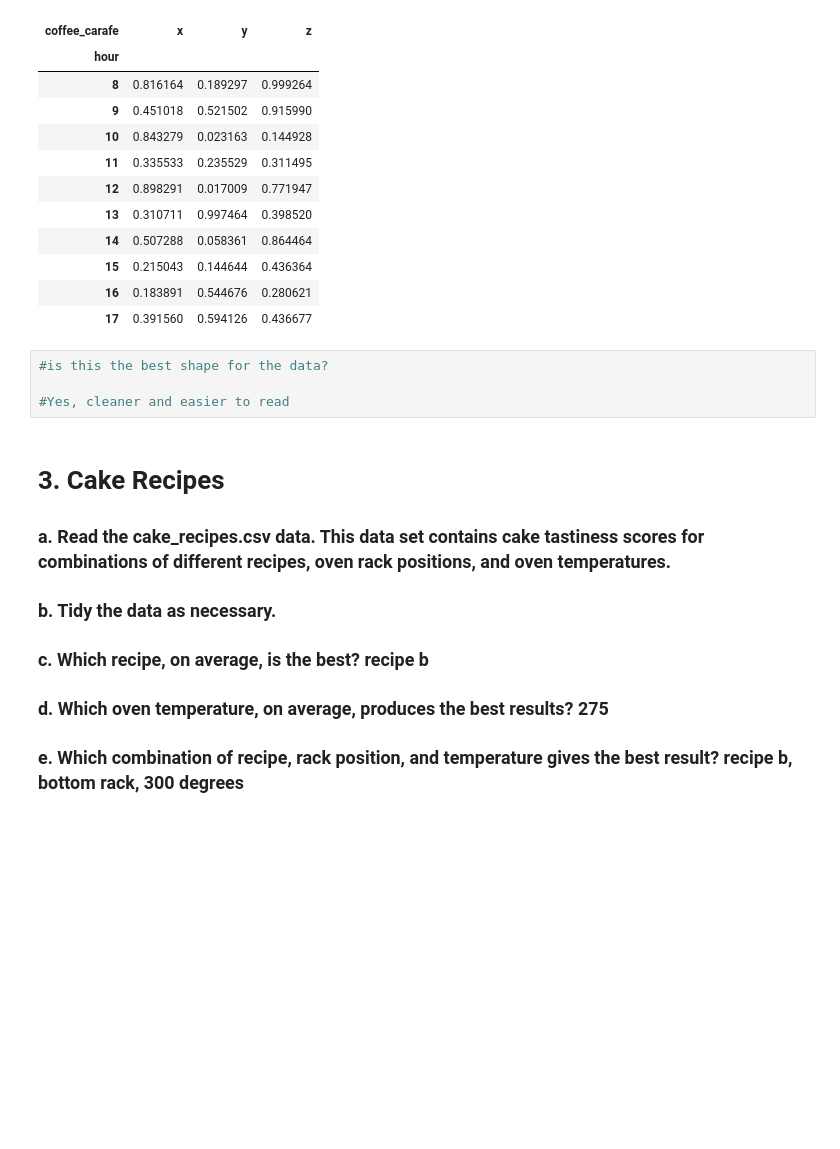
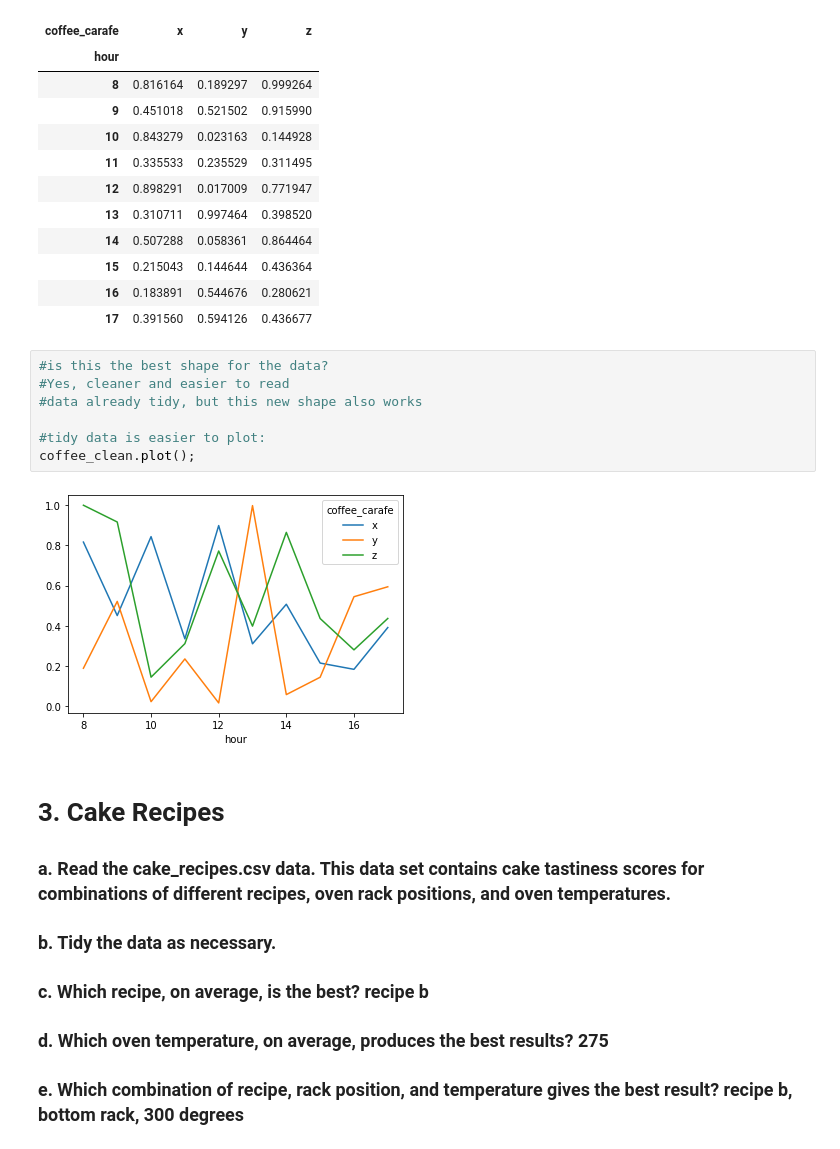
Before and after one commit to aliciag92/classification-exercises, a Jupyter notebook: tidy_data.ipynb, the cells around one changed output. Cells and saved outputs as stored; diff of their text form; blank space fills up the shorter version.

```diff
--- a/tidy_data.ipynb
+++ b/tidy_data.ipynb
@@ -142,8 +159,13 @@ coffee_clean
 | 17 | 0.391560 | 0.594126 | 0.436677 |
 # %%
 #is this the best shape for the data?
+#Yes, cleaner and easier to read
+#data already tidy, but this new shape also works
 
-#Yes, cleaner and easier to read
+#tidy data is easier to plot:
+coffee_clean.plot();
+# %% [output]
+[figure, added]
 # %% [markdown]
 # 3. Cake Recipes
 
```
Also changed, not shown: parts of 9 cells of this notebook.
